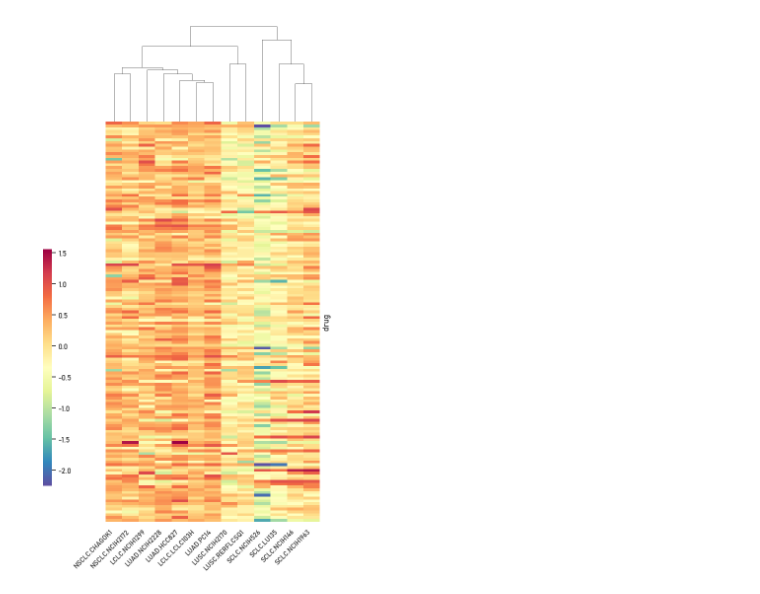
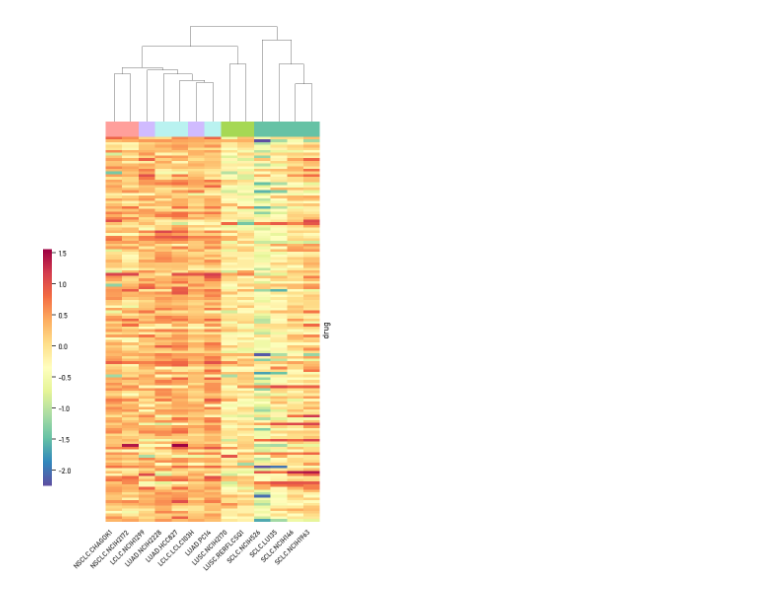
Before and after one commit to queryang/OmicsTransMCA, a Jupyter notebook: Figs/Fig2/Fig2c/热图-正式.ipynb, the cells around one changed output. Drawn from its saved outputs; the diff is of its cells as text; code cells hidden in the pictures.

```diff
--- a/Figs/Fig2/Fig2c/热图-正式.ipynb
+++ b/Figs/Fig2/Fig2c/热图-正式.ipynb
@@ -5,31 +14,49 @@ df_data = pd.read_csv('../../data/LUNG_CellLine_ZScore_pivot_heatmap.csv',index_
 # %%
 import matplotlib.pyplot as plt
 import seaborn as sns
+palette = {
+    'LCLC.LCLC103H':'#d0bbff',
+    'LCLC.NCIH1299':'#d0bbff',
+    'LUAD.HCC827':'#b9f2f0',
+    'LUAD.NCIH2228':'#b9f2f0',
+    'LUAD.PC14':'#b9f2f0',
+    'LUSC.NCIH2170':'#a6d854',
+    'LUSC.RERFLCSQ1':'#a6d854',
+    'NSCLC.CHAGOK1':'#ff9f9b',
+    'NSCLC.NCIH2172':'#ff9f9b',
+    'SCLC.LU135':'#66c2a5',
+    'SCLC.NCIH146':'#66c2a5',
+    'SCLC.NCIH1963':'#66c2a5',
+    'SCLC.NCIH526':'#66c2a5'}
+# 创建一个新的列颜色列表，根据你的数据的列名来指定颜色
+col_colors = [palette.get(col) for col in df_data.columns]
 # 设置全局字体
 plt.rcParams['font.sans-serif'] = ['Bahnschrift']
 plt.rcParams['axes.unicode_minus'] = False
 sns.set(color_codes=True)
 # iris = sns.load_dataset("iris")
 # species = iris.pop("species")
 # heatmap_data = pd.read_csv('heatmap_data.csv')
 cell_line_names = df_data.columns
 heatmap_data = df_data.iloc[:,0:]
 #设置图片大小
 g= sns.clustermap(heatmap_data,row_cluster=False,col_cluster=True, metric='euclidean',
                   fmt="d",cmap='Spectral_r',figsize=(6,12),
                   # dendrogram_ratio=(.1, .2),
                     cbar_pos=(0, .2, .03, .4)
-                  , yticklabels=False)
+                  , yticklabels=False, col_colors=col_colors)
+
 ax = g.ax_heatmap
 label_y = ax.get_yticklabels()
 plt.setp(label_y, rotation=360, horizontalalignment='left',size=14)
 label_x = ax.get_xticklabels()
 plt.setp(label_x, rotation=45, horizontalalignment='right',size=10)
 # 设置全局字体
 plt.rcParams['font.sans-serif'] = ['Bahnschrift']
 plt.rcParams['axes.unicode_minus'] = False
+
 #设置图片名称，分辨率，并保存
 plt.savefig('cluster.png',dpi = 300)
 plt.show()
 # %% [output]
-[figure, old version]
+[figure, new version]
```
Also changed, not shown: parts of 1 cell of this notebook, 31 other files.
